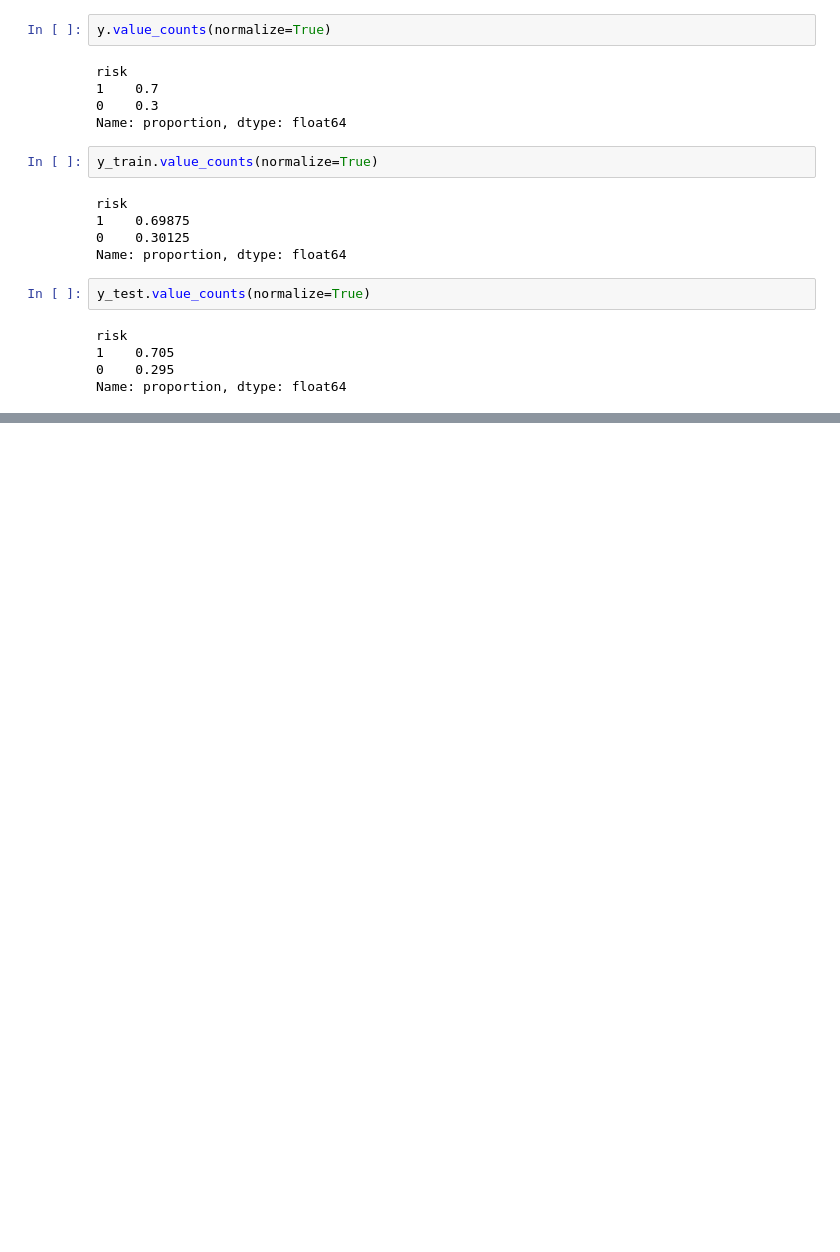
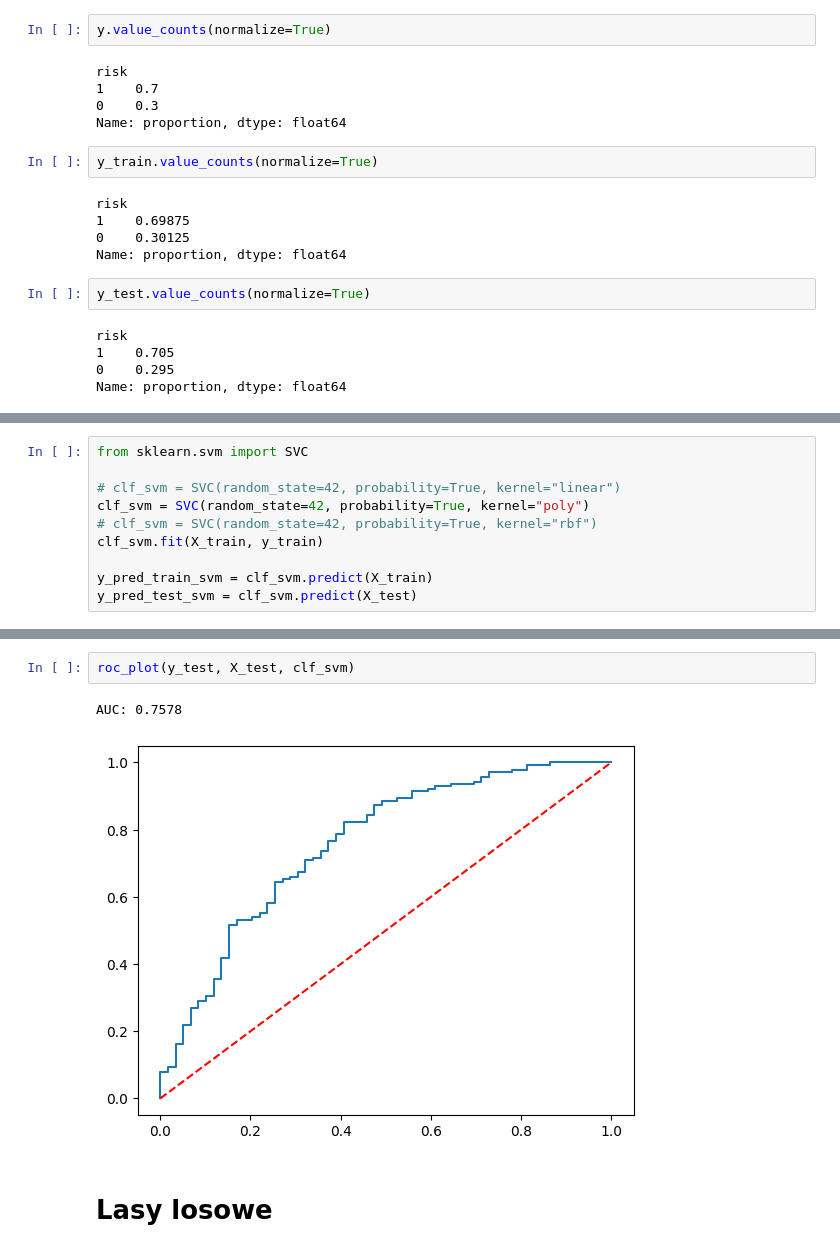
Before and after one commit to lwawrowski/cdv_bigdata, a Jupyter notebook: metody_analizy_przetwarzania_danych/2025_2026/gr2/20260418_klasyfikacja.ipynb, the cells around one changed output, grey strips where cells are left out. Cells and saved outputs as stored; diff of their text form; blank space fills up the shorter version.

```diff
--- a/metody_analizy_przetwarzania_danych/2025_2026/gr2/20260418_klasyfikacja.ipynb
+++ b/metody_analizy_przetwarzania_danych/2025_2026/gr2/20260418_klasyfikacja.ipynb
@@ -34,0 +156,10 @@ Name: proportion, dtype: float64
+# %%
+from sklearn.svm import SVC
+
+# clf_svm = SVC(random_state=42, probability=True, kernel="linear")
+clf_svm = SVC(random_state=42, probability=True, kernel="poly")
+# clf_svm = SVC(random_state=42, probability=True, kernel="rbf")
+clf_svm.fit(X_train, y_train)
+
+y_pred_train_svm = clf_svm.predict(X_train)
+y_pred_test_svm = clf_svm.predict(X_test)
@@ -34,0 +190,7 @@ Name: proportion, dtype: float64
+# %%
+roc_plot(y_test, X_test, clf_svm)
+# %% [output]
+AUC: 0.7578
+[figure, added]
+# %% [markdown]
+# Lasy losowe
```
Also changed, not shown: parts of 39 cells of this notebook, 2 other files.
